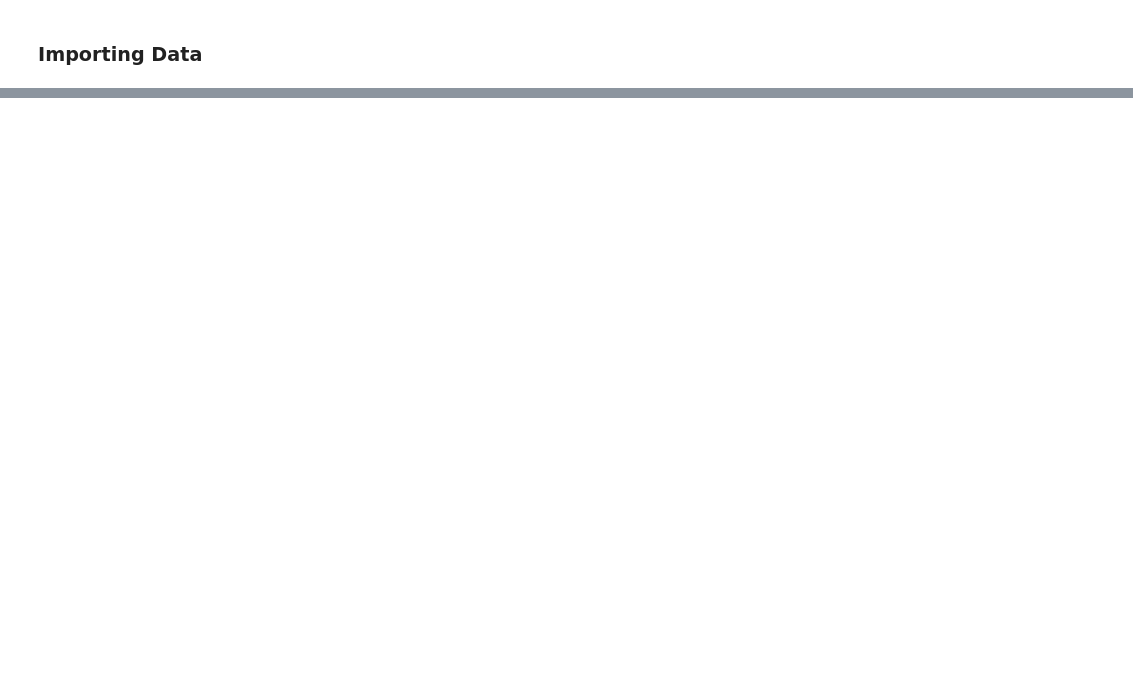
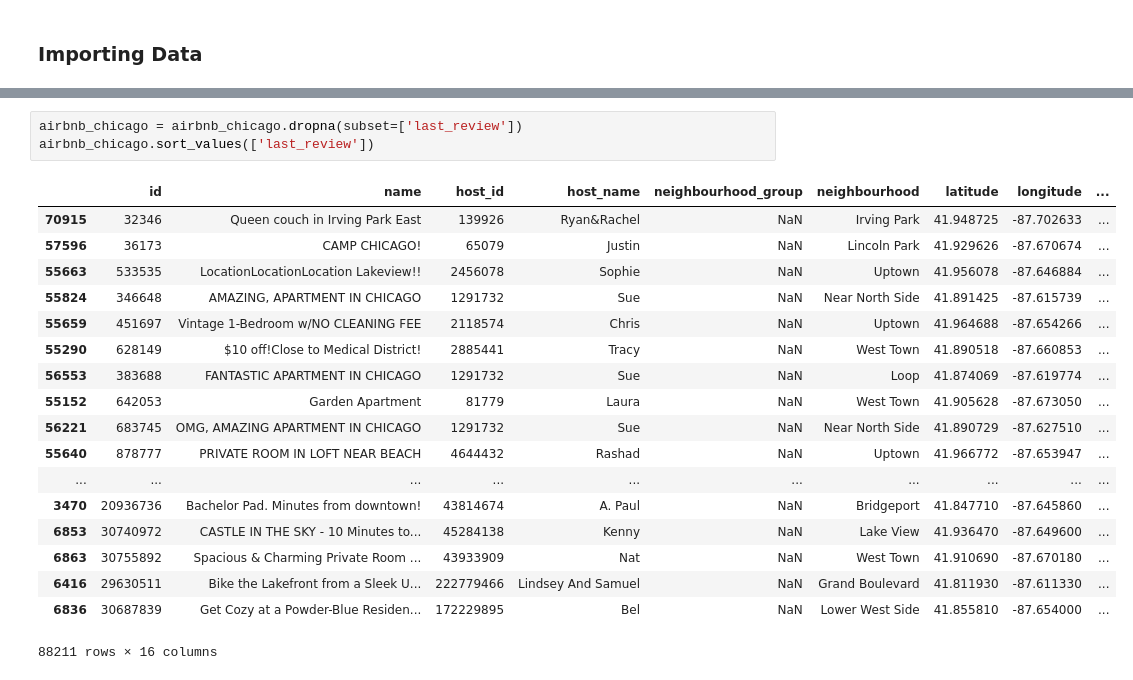
Before and after one commit to NovaisGabriel/DataScienceEMAp_AraujoNovais, a Jupyter notebook: DataScienceWork.ipynb, the cells around one changed output, grey strips where cells are left out. Saved outputs shown, nothing was run; the diff lists cells and outputs as text; blank space fills up the shorter version.

```diff
--- a/DataScienceWork.ipynb
+++ b/DataScienceWork.ipynb
@@ -34,0 +55,22 @@ FileNotFoundError: File b'/home/novais/Desktop/Mestrado/FundamentosDS/dados/data
+# %%
+airbnb_chicago = airbnb_chicago.dropna(subset=['last_review'])
+airbnb_chicago.sort_values(['last_review'])
+# %% [output]
+|  | id | name | host_id | host_name | neighbourhood_group | neighbourhood | latitude | longitude | ... |
+| 70915 | 32346 | Queen couch in Irving Park East | 139926 | Ryan&Rachel | NaN | Irving Park | 41.948725 | -87.702633 | ... |
+| 57596 | 36173 | CAMP CHICAGO! | 65079 | Justin | NaN | Lincoln Park | 41.929626 | -87.670674 | ... |
+| 55663 | 533535 | LocationLocationLocation Lakeview!! | 2456078 | Sophie | NaN | Uptown | 41.956078 | -87.646884 | ... |
+| 55824 | 346648 | AMAZING, APARTMENT IN CHICAGO | 1291732 | Sue | NaN | Near North Side | 41.891425 | -87.615739 | ... |
+| 55659 | 451697 | Vintage 1-Bedroom w/NO CLEANING FEE | 2118574 | Chris | NaN | Uptown | 41.964688 | -87.654266 | ... |
+| 55290 | 628149 | $10 off!Close to Medical District! | 2885441 | Tracy | NaN | West Town | 41.890518 | -87.660853 | ... |
+| 56553 | 383688 | FANTASTIC APARTMENT IN CHICAGO | 1291732 | Sue | NaN | Loop | 41.874069 | -87.619774 | ... |
+| 55152 | 642053 | Garden Apartment | 81779 | Laura | NaN | West Town | 41.905628 | -87.673050 | ... |
+| 56221 | 683745 | OMG, AMAZING APARTMENT IN CHICAGO | 1291732 | Sue | NaN | Near North Side | 41.890729 | -87.627510 | ... |
+| 55640 | 878777 | PRIVATE ROOM IN LOFT NEAR BEACH | 4644432 | Rashad | NaN | Uptown | 41.966772 | -87.653947 | ... |
+| ... | ... | ... | ... | ... | ... | ... | ... | ... | ... |
+| 3470 | 20936736 | Bachelor Pad. Minutes from downtown! | 43814674 | A. Paul | NaN | Bridgeport | 41.847710 | -87.645860 | ... |
+| 6853 | 30740972 | CASTLE IN THE SKY - 10 Minutes to... | 45284138 | Kenny | NaN | Lake View | 41.936470 | -87.649600 | ... |
+| 6863 | 30755892 | Spacious & Charming Private Room ... | 43933909 | Nat | NaN | West Town | 41.910690 | -87.670180 | ... |
+| 6416 | 29630511 | Bike the Lakefront from a Sleek U... | 222779466 | Lindsey And Samuel | NaN | Grand Boulevard | 41.811930 | -87.611330 | ... |
+| 6836 | 30687839 | Get Cozy at a Powder-Blue Residen... | 172229895 | Bel | NaN | Lower West Side | 41.855810 | -87.654000 | ... |
+88211 rows × 16 columns
```
Also changed, not shown: parts of 3 cells of this notebook.
